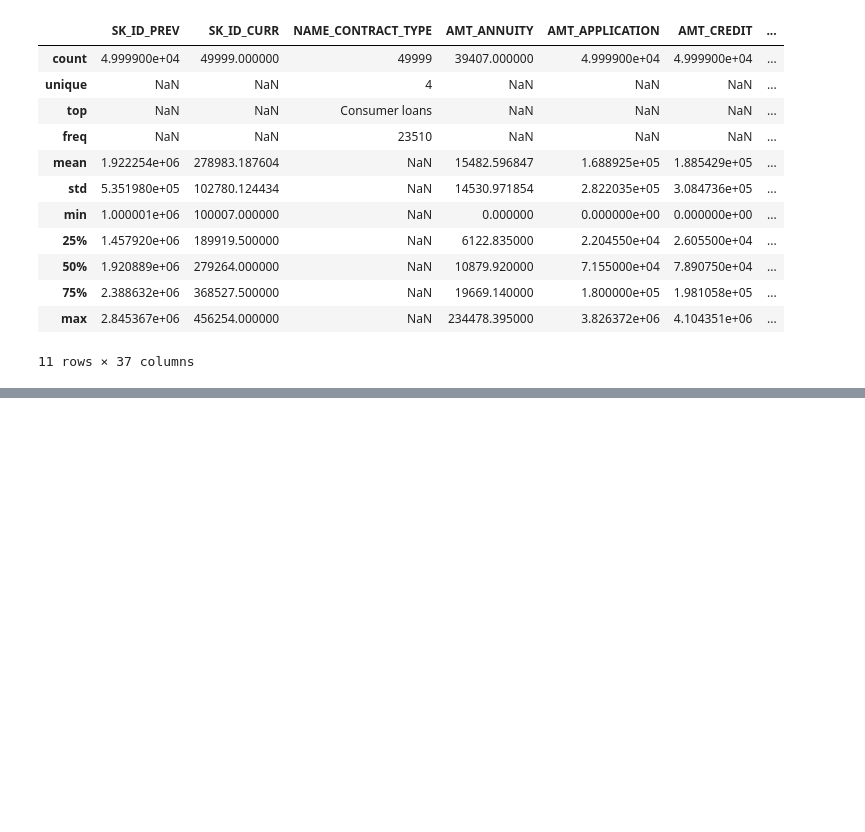
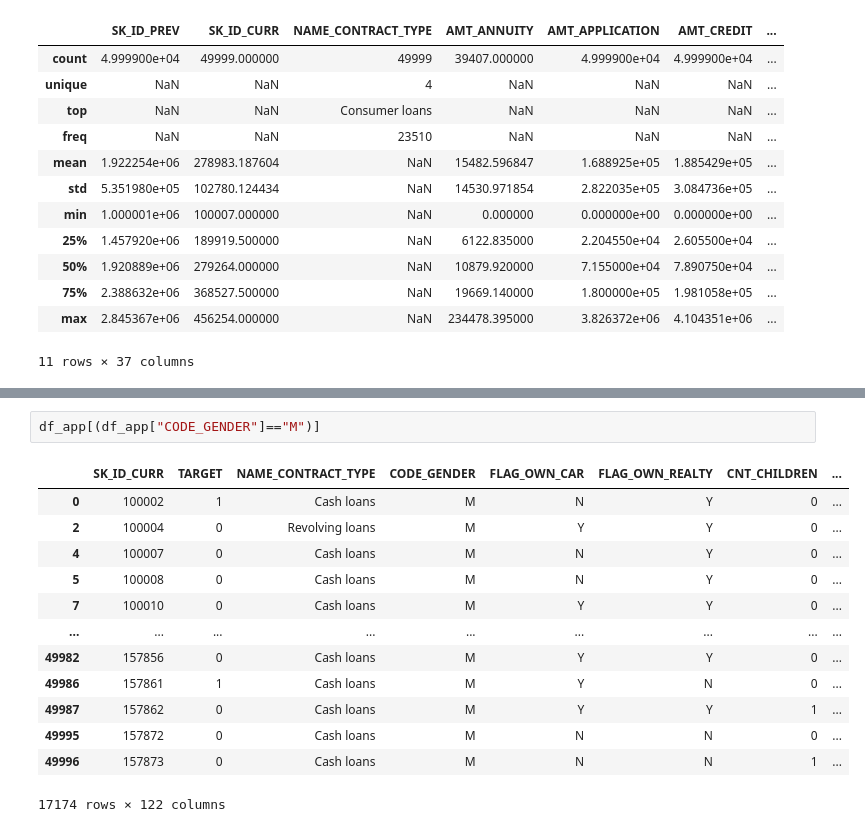
Before and after one commit to Rider-04/daily-python-data-lab, a Jupyter notebook: 03_pandas/bank_loan_case_study.ipynb, the cells around one changed output, grey strips where cells are left out. Saved outputs shown, nothing was run; the diff lists cells and outputs as text; blank space fills up the shorter version.

```diff
--- a/03_pandas/bank_loan_case_study.ipynb
+++ b/03_pandas/bank_loan_case_study.ipynb
@@ -417,0 +434,16 @@ list(set(df_prev_app.columns)-set(df_prev_app.describe().columns))
+# %%
+df_app[(df_app["CODE_GENDER"]=="M")]
+# %% [output]
+|  | SK_ID_CURR | TARGET | NAME_CONTRACT_TYPE | CODE_GENDER | FLAG_OWN_CAR | FLAG_OWN_REALTY | CNT_CHILDREN | ... |
+| 0 | 100002 | 1 | Cash loans | M | N | Y | 0 | ... |
+| 2 | 100004 | 0 | Revolving loans | M | Y | Y | 0 | ... |
+| 4 | 100007 | 0 | Cash loans | M | N | Y | 0 | ... |
+| 5 | 100008 | 0 | Cash loans | M | N | Y | 0 | ... |
+| 7 | 100010 | 0 | Cash loans | M | Y | Y | 0 | ... |
+| ... | ... | ... | ... | ... | ... | ... | ... | ... |
+| 49982 | 157856 | 0 | Cash loans | M | Y | Y | 0 | ... |
+| 49986 | 157861 | 1 | Cash loans | M | Y | N | 0 | ... |
+| 49987 | 157862 | 0 | Cash loans | M | Y | Y | 1 | ... |
+| 49995 | 157872 | 0 | Cash loans | M | N | N | 0 | ... |
+| 49996 | 157873 | 0 | Cash loans | M | N | N | 1 | ... |
+17174 rows × 122 columns
```
Also changed, not shown: parts of 20 cells of this notebook, 1 other file.
